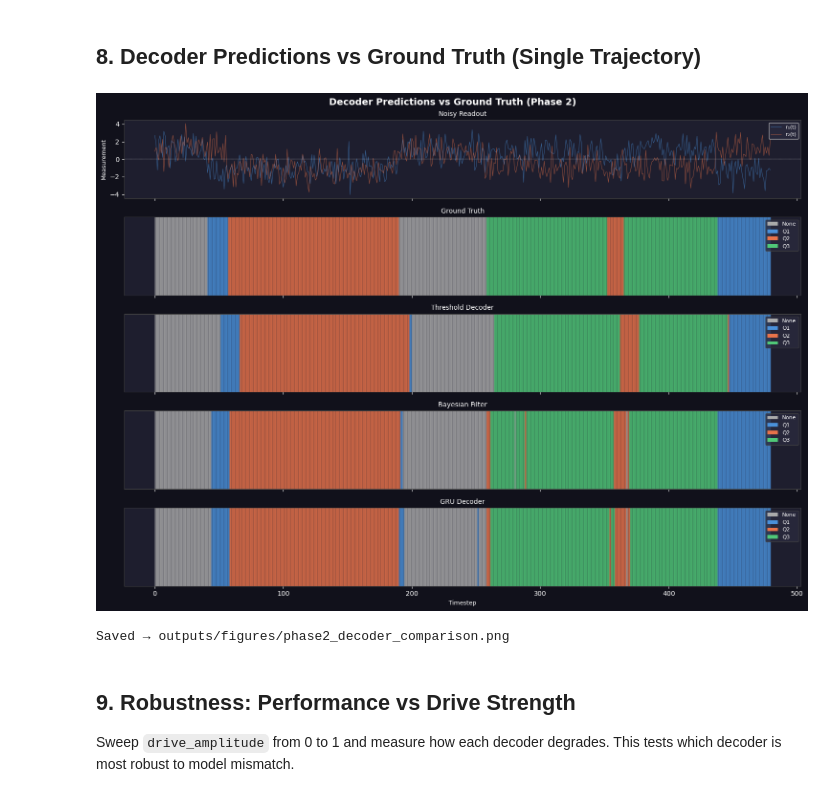
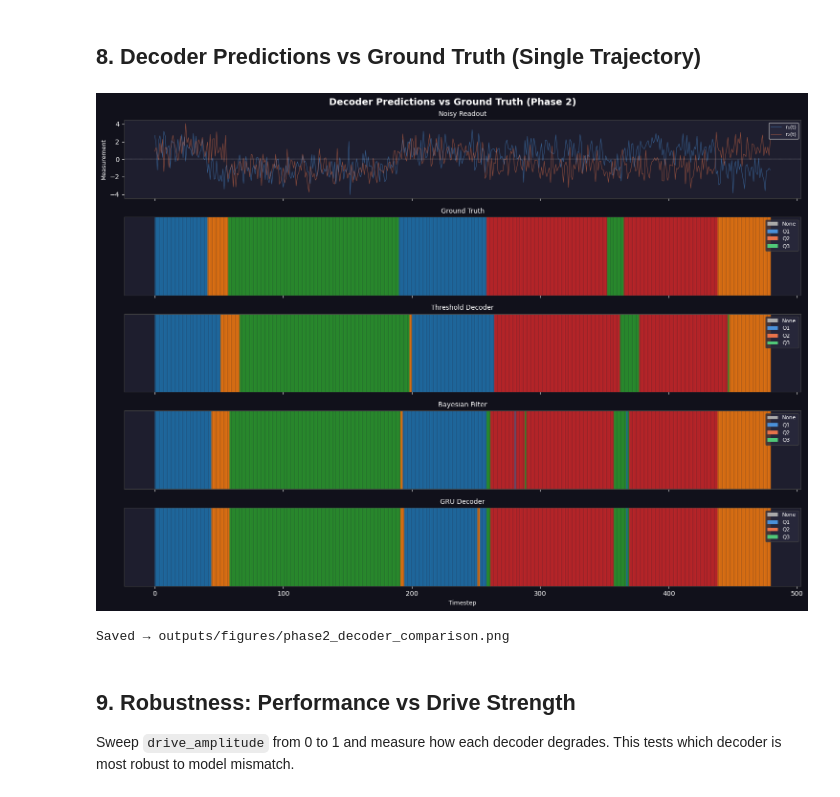
Before and after one commit to pkarakala/cqec-ml-decoder, a Jupyter notebook: notebooks/02_phase2_dynamics.ipynb, the cells around one changed output. Cells and saved outputs as stored; diff of their text form; code cells hidden in the pictures.

Commit message:
Fix color_map bug for clean notebook execution

```diff
--- a/notebooks/02_phase2_dynamics.ipynb
+++ b/notebooks/02_phase2_dynamics.ipynb
@@ -422,6 +422,13 @@ legend_elements = [
     Patch(facecolor="#50c878", label="Q3"),
 ]
 
+color_map = {
+    0: "tab:blue",
+    1: "tab:orange",
+    2: "tab:green",
+    3: "tab:red"
+}
+
 def span_plot(ax, labels, title):
     for i in range(len(labels)):
         ax.axvspan(
@@ -445,34 +452,34 @@ def span_plot(ax, labels, title):
         fontsize=8,
         frameon=True
     )
     leg.get_frame().set_facecolor("#2a2a3e")
     leg.get_frame().set_edgecolor("#444")
     for text in leg.get_texts():
         text.set_color("white")
 
 
 # Row 2: Ground Truth
 span_plot(axes[1], true_labels, "Ground Truth")
 
 # Row 3: Threshold Decoder
 span_plot(axes[2], th_viz, "Threshold Decoder")
 
 # Row 4: Bayesian Filter
 span_plot(axes[3], bf_viz, "Bayesian Filter")
 
 # Row 5: GRU Decoder
 span_plot(axes[4], gru_viz, "GRU Decoder")
 
 axes[4].set_xlabel("Timestep", fontsize=9, color="white")
 
 
 
 plt.tight_layout()
 plt.savefig("../outputs/figures/phase2_decoder_comparison.png", dpi=150, bbox_inches="tight", facecolor=fig.get_facecolor())
 plt.show()
 print("Saved → outputs/figures/phase2_decoder_comparison.png")
 # %% [output]
-[figure, old version]
+[figure, new version]
 Saved → outputs/figures/phase2_decoder_comparison.png
 # %% [markdown]
 ## 9. Robustness: Performance vs Drive Strength
```
Also changed, not shown: parts of 9 cells of this notebook.
